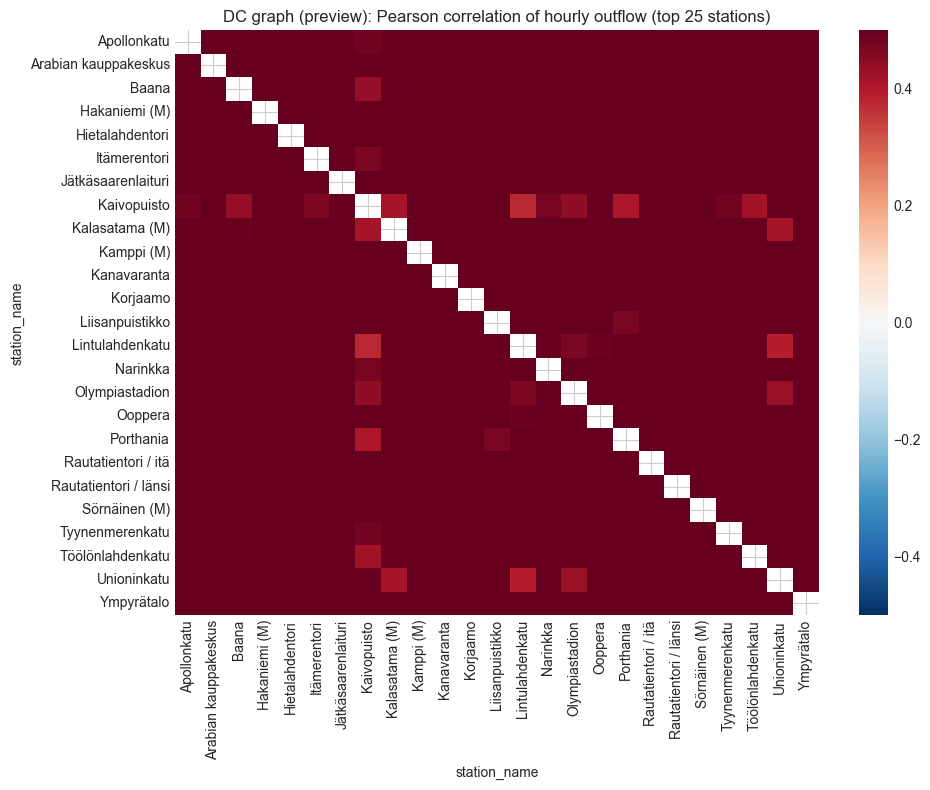
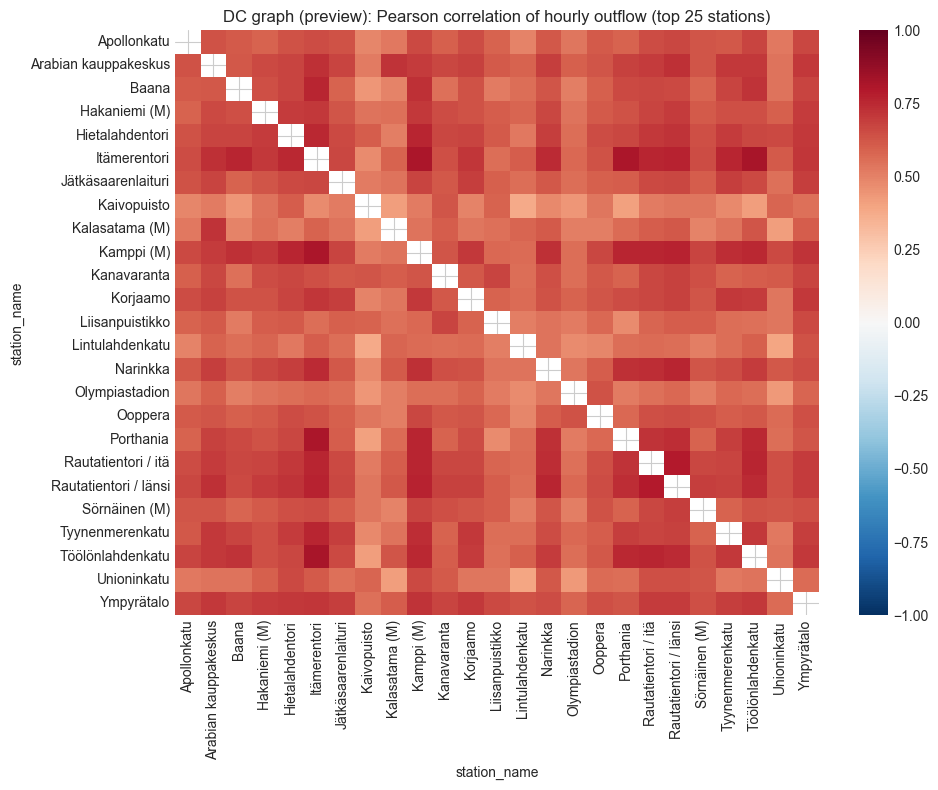
The change to this notebook cell's code, shown as a diff; its figure went from the first image to the second:
--- before
+++ after
@@ -11,5 +11,5 @@
 mask = np.eye(len(corr), dtype=bool)
 fig, ax = plt.subplots(figsize=(10, 8))
-sns.heatmap(corr, mask=mask, cmap="RdBu_r", center=0, vmin=-0.5, vmax=0.5, ax=ax)
+sns.heatmap(corr, mask=mask, cmap="RdBu_r", center=0, vmin=-1, vmax=1, ax=ax)
 ax.set_title("DC graph (preview): Pearson correlation of hourly outflow (top 25 stations)")
 plt.tight_layout()

Commit: Recompute results